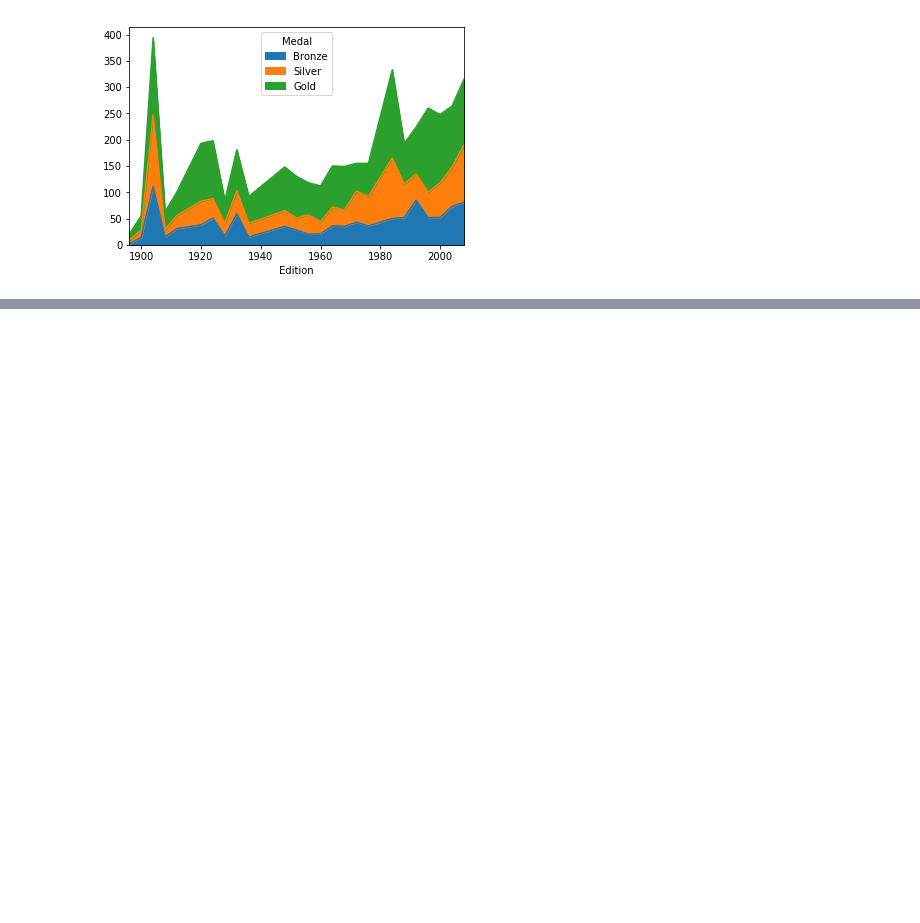
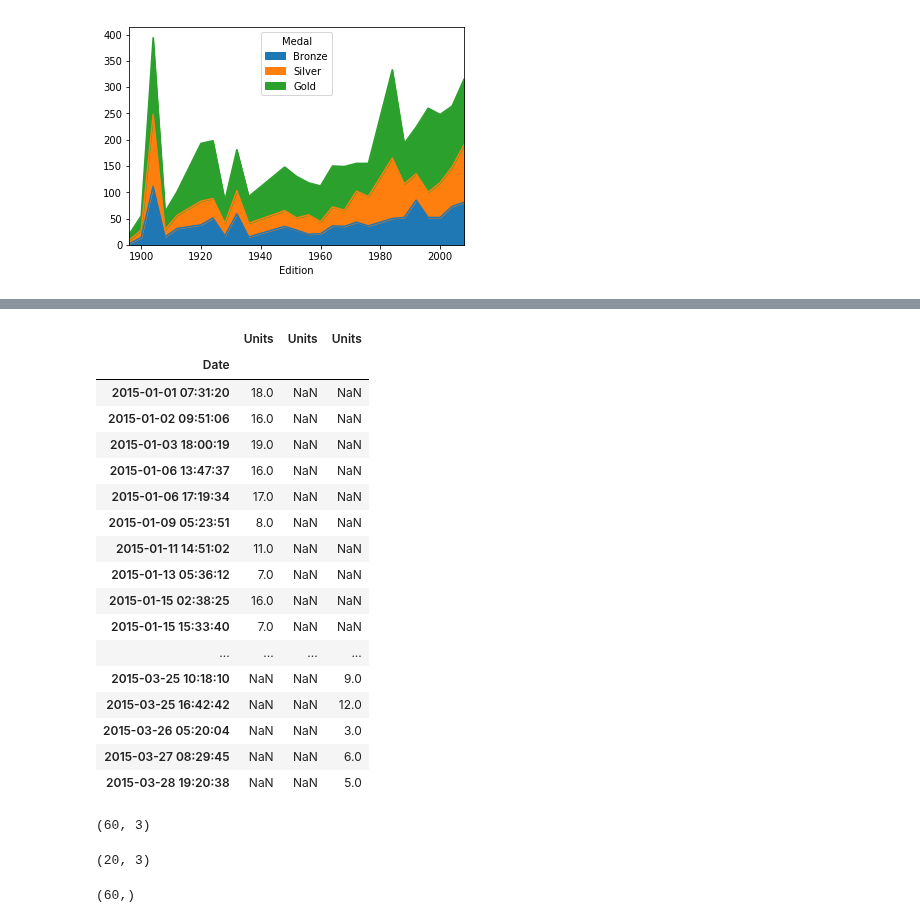
Before and after one commit to sushant2811/pythonAndStatsForDS, a Jupyter notebook: advancedPandas.ipynb, the cells around one changed output, grey strips where cells are left out. Drawn from its saved outputs; the diff is of its cells as text; code cells hidden in the pictures; blank space fills up the shorter version.

Commit message:
Appending and concatenating for Pandas series

```diff
--- a/advancedPandas.ipynb
+++ b/advancedPandas.ipynb
@@ -1590,0 +1803,6 @@ usaMedalsByYearUnstacked.plot.area();
+# %%
+jan = pd.read_csv('./datasets/Sales 2/sales-jan-2015.csv', parse_dates=True, index_col='Date')
+# %%
+feb = pd.read_csv('./datasets/Sales 2/sales-feb-2015.csv', parse_dates=True, index_col='Date')
+# %%
+mar = pd.read_csv('./datasets/Sales 2/sales-mar-2015.csv', parse_dates=True, index_col='Date')
@@ -1590,0 +1874,6 @@ usaMedalsByYearUnstacked.plot.area();
+# %%
+units = [];
+
+for month in [jan, feb, mar]:
+
+    units.append(month['Units'])
@@ -1590,0 +1914,33 @@ usaMedalsByYearUnstacked.plot.area();
+# %%
+pd.concat(units, axis = 'columns')
+# %% [output]
+|  | Units | Units | Units |
+| Date |  |  |  |
+| 2015-01-01 07:31:20 | 18.0 | NaN | NaN |
+| 2015-01-02 09:51:06 | 16.0 | NaN | NaN |
+| 2015-01-03 18:00:19 | 19.0 | NaN | NaN |
+| 2015-01-06 13:47:37 | 16.0 | NaN | NaN |
+| 2015-01-06 17:19:34 | 17.0 | NaN | NaN |
+| 2015-01-09 05:23:51 | 8.0 | NaN | NaN |
+| 2015-01-11 14:51:02 | 11.0 | NaN | NaN |
+| 2015-01-13 05:36:12 | 7.0 | NaN | NaN |
+| 2015-01-15 02:38:25 | 16.0 | NaN | NaN |
+| 2015-01-15 15:33:40 | 7.0 | NaN | NaN |
+| ... | ... | ... | ... |
+| 2015-03-25 10:18:10 | NaN | NaN | 9.0 |
+| 2015-03-25 16:42:42 | NaN | NaN | 12.0 |
+| 2015-03-26 05:20:04 | NaN | NaN | 3.0 |
+| 2015-03-27 08:29:45 | NaN | NaN | 6.0 |
+| 2015-03-28 19:20:38 | NaN | NaN | 5.0 |
+# %%
+pd.concat(units, axis = 'columns').shape
+# %% [output]
+(60, 3)
+# %%
+mar.shape
+# %% [output]
+(20, 3)
+# %%
+pd.concat(units, axis = 'rows').shape
+# %% [output]
+(60,)
```
Also changed, not shown: parts of 45 cells of this notebook.
